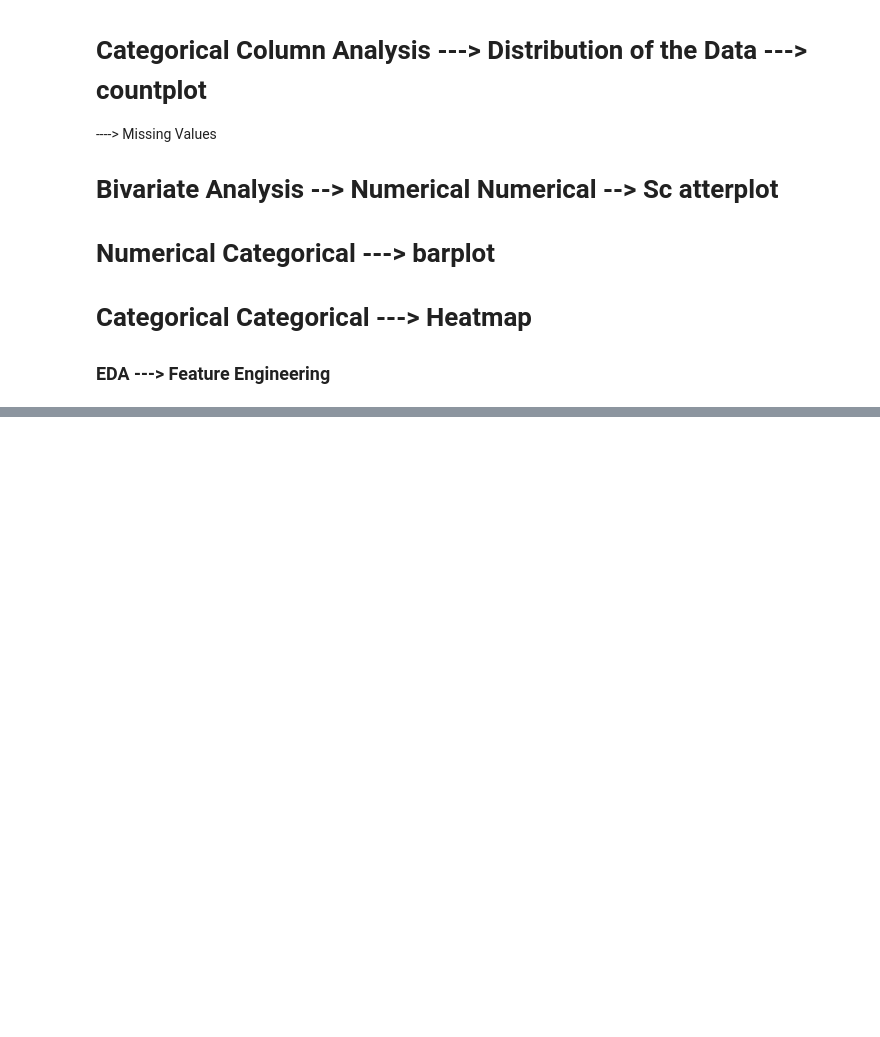
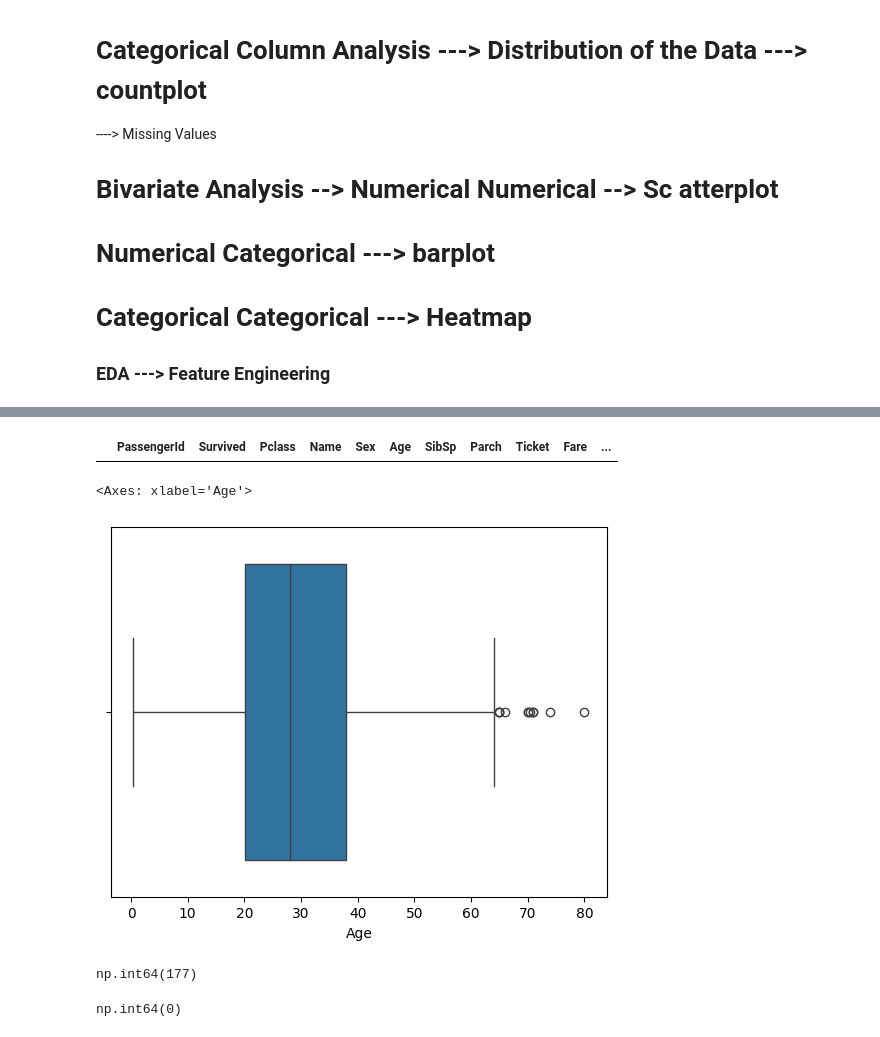
Before and after one commit to ashuwebdevloper/GEN-AI, a Jupyter notebook: ML/EDA/EDA.ipynb, the cells around one changed output, grey strips where cells are left out. Cells and saved outputs as stored; diff of their text form; code cells hidden in the pictures; blank space fills up the shorter version.

```diff
--- a/ML/EDA/EDA.ipynb
+++ b/ML/EDA/EDA.ipynb
@@ -28,0 +41,13 @@ df.head()
+# %%
+df[df['Age']==76]
+# %% [output]
+|  | PassengerId | Survived | Pclass | Name | Sex | Age | SibSp | Parch | Ticket | Fare | ... |
+# %%
+sns.boxplot(data = df,x='Age')
+# %% [output]
+<Axes: xlabel='Age'>
+[figure, added]
+# %%
+df['Age'].isnull().sum()
+# %% [output]
+np.int64(177)
@@ -28,0 +56,4 @@ df.head()
+# %%
+df['Age'].isnull().sum()
+# %% [output]
+np.int64(0)
```
Also changed, not shown: parts of 16 cells of this notebook.
